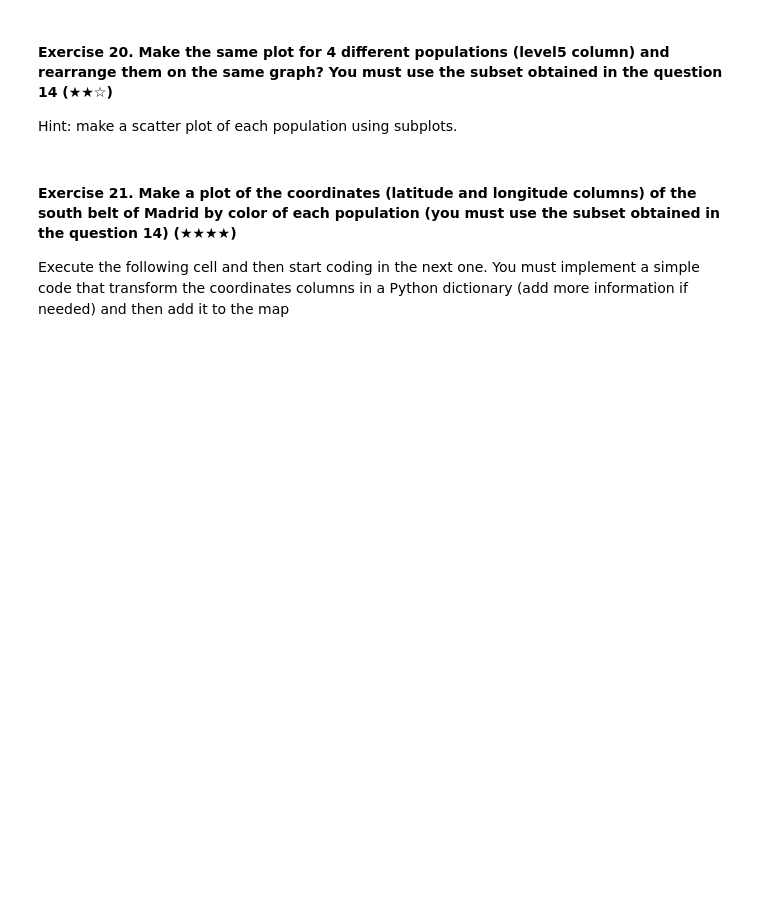
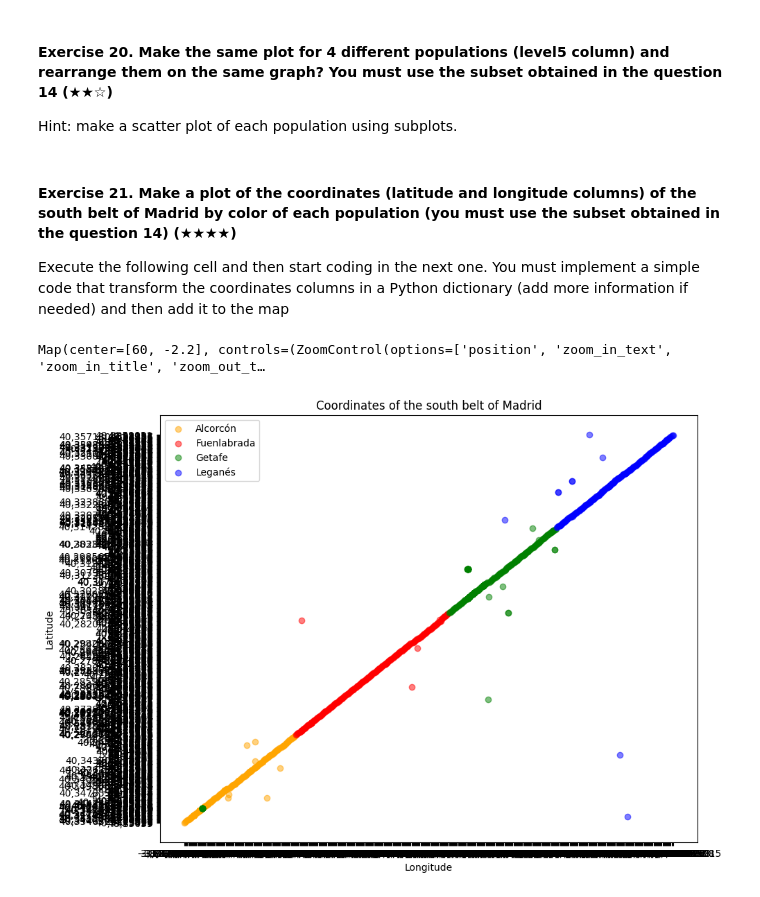
Before and after one commit to 4GeeksAcademy/Liutciia-realestate-datacleanup-exercise, a Jupyter notebook: project.ipynb, the cells around one changed output. Drawn from its saved outputs; the diff is of its cells as text; code cells hidden in the pictures; blank space fills up the shorter version.

```diff
--- a/project.ipynb
+++ b/project.ipynb
@@ -462,12 +468,43 @@ Execute the following cell and then start coding in the next one. You must imple
 # %%
 from ipyleaflet import Map, basemaps
 
-# Map centred on (60 degrees latitude et -2.2 degrees longitude)
+# Map centered on (60 degrees latitude et -2.2 degrees longitude)
 # Latitude, longitude
-map = Map(center = (60, -2.2), zoom = 2, min_zoom = 1, max_zoom = 20,
-    basemap=basemaps.Stamen.Terrain)
+map = Map(center=(60, -2.2), zoom=2, min_zoom=1, max_zoom=20, basemap=basemaps.OpenStreetMap.Mapnik)
+
+#map = Map(center = (60, -2.2), zoom = 2, min_zoom = 1, max_zoom = 20, basemap=basemaps.Stamen.Terrain)
 map
+# %% [output]
+Map(center=[60, -2.2], controls=(ZoomControl(options=['position', 'zoom_in_text', 'zoom_in_title', 'zoom_out_t…
 # %%
 ## HERE: plot the coordinates of the estates
+map = Map(center=(60, -2.2), zoom=2, min_zoom=1, max_zoom=20, basemap=basemaps.OpenStreetMap.Mapnik)
 
 ## PUT HERE YOUR CODE:
+import pandas as pd
+import matplotlib.pyplot as plt
+
+data_frame = pd.read_csv('assets/real_estate.csv', sep=';')
+
+filtered_data_frame = data_frame[data_frame['level5'].isin(['Fuenlabrada', 'Leganés', 'Getafe', 'Alcorcón'])]
+
+population_colors = {
+    'Fuenlabrada': 'red',
+    'Leganés': 'blue',
+    'Getafe': 'green',
+    'Alcorcón': 'orange'
+}
+
+plt.figure(figsize=(10, 8))
+
+for population, group in filtered_data_frame.groupby('level5'):
+    plt.scatter(group['longitude'], group['latitude'], color=population_colors[population], label=population, alpha=0.5)
+
+plt.xlabel('Longitude')
+plt.ylabel('Latitude')
+plt.title('Coordinates of the south belt of Madrid')
+plt.legend()
+
+plt.show()
+# %% [output]
+[figure, added]
```
Also changed, not shown: parts of 17 cells of this notebook.
